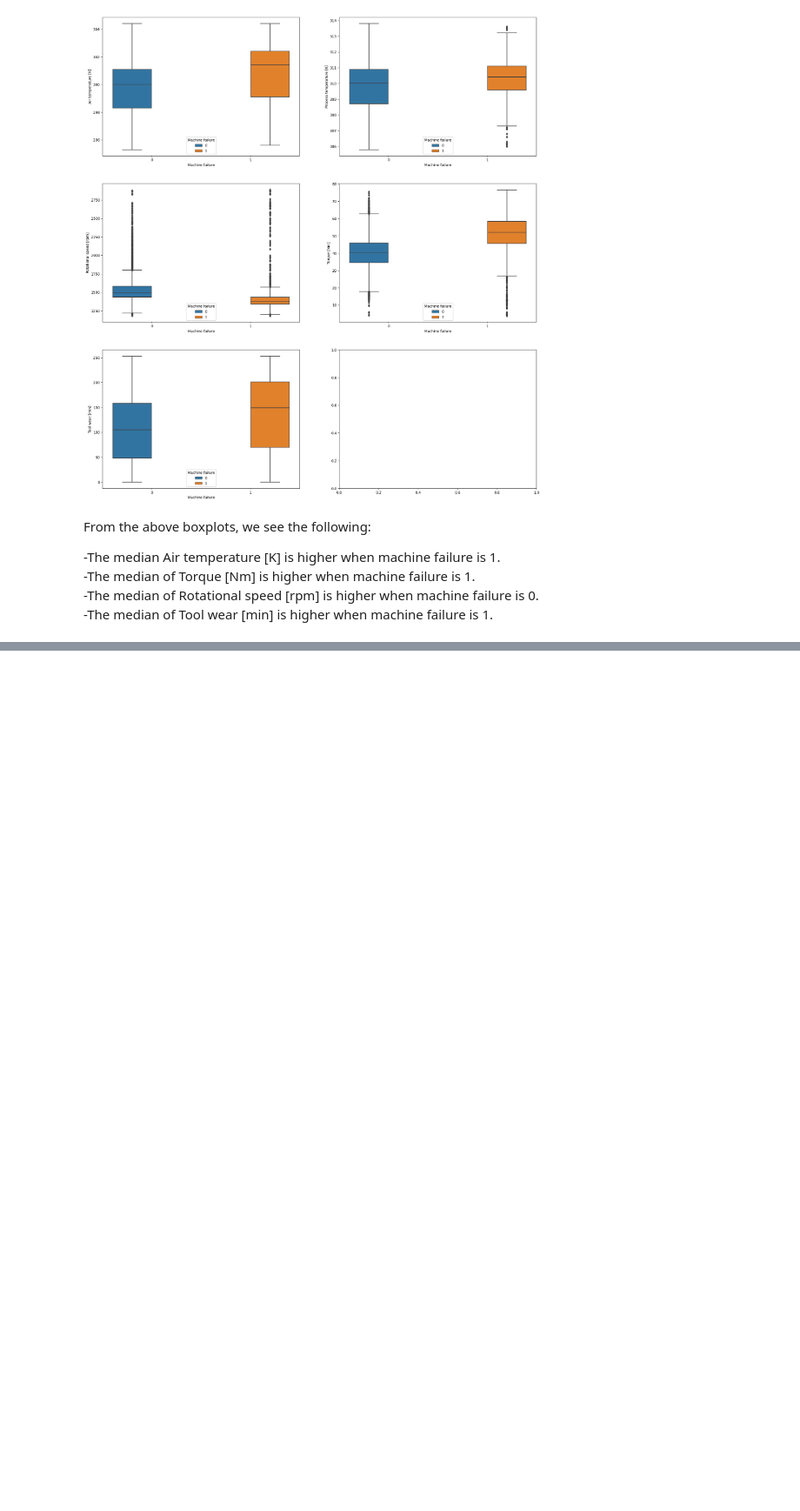
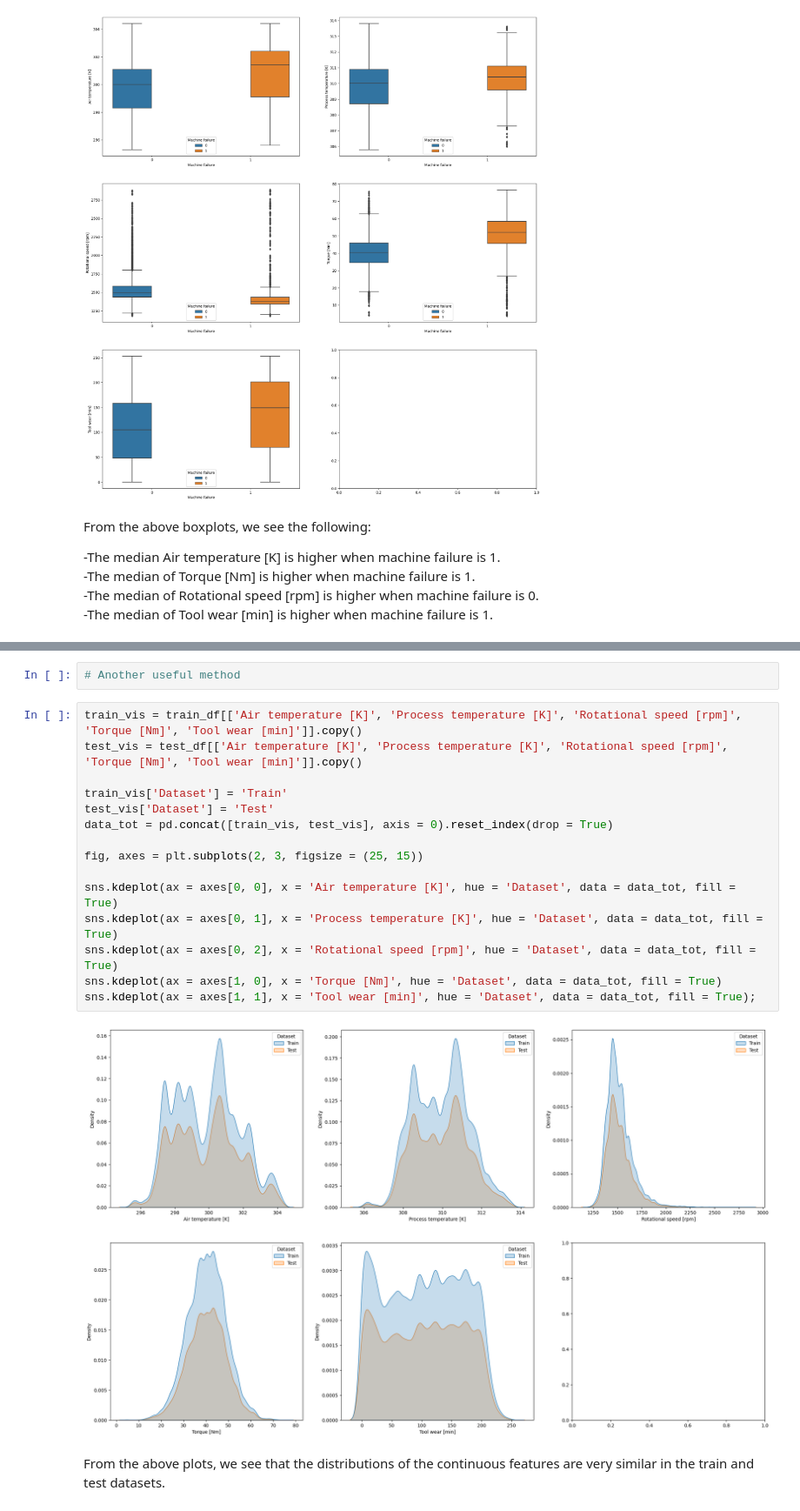
Before and after one commit to MT121201/Binary-Classification_of_Machine_Failures, a Jupyter notebook: Machine_Failures.ipynb, the cells around one changed output, grey strips where cells are left out. Shown at 87% size. Cells and saved outputs as stored; diff of their text form; blank space fills up the shorter version.

```diff
--- a/Machine_Failures.ipynb
+++ b/Machine_Failures.ipynb
@@ -118,0 +151,21 @@ From the above boxplots, we see the following:
+# %%
+# Another useful method
+# %%
+train_vis = train_df[['Air temperature [K]', 'Process temperature [K]', 'Rotational speed [rpm]', 'Torque [Nm]', 'Tool wear [min]']].copy()
+test_vis = test_df[['Air temperature [K]', 'Process temperature [K]', 'Rotational speed [rpm]', 'Torque [Nm]', 'Tool wear [min]']].copy()
+
+train_vis['Dataset'] = 'Train'
+test_vis['Dataset'] = 'Test'
+data_tot = pd.concat([train_vis, test_vis], axis = 0).reset_index(drop = True)
+
+fig, axes = plt.subplots(2, 3, figsize = (25, 15))
+
+sns.kdeplot(ax = axes[0, 0], x = 'Air temperature [K]', hue = 'Dataset', data = data_tot, fill = True)
+sns.kdeplot(ax = axes[0, 1], x = 'Process temperature [K]', hue = 'Dataset', data = data_tot, fill = True)
+sns.kdeplot(ax = axes[0, 2], x = 'Rotational speed [rpm]', hue = 'Dataset', data = data_tot, fill = True)
+sns.kdeplot(ax = axes[1, 0], x = 'Torque [Nm]', hue = 'Dataset', data = data_tot, fill = True)
+sns.kdeplot(ax = axes[1, 1], x = 'Tool wear [min]', hue = 'Dataset', data = data_tot, fill = True);
+# %% [output]
+[figure, added]
+# %% [markdown]
+From the above plots, we see that the distributions of the continuous features are very similar in the train and test datasets.
```
Also changed, not shown: parts of 18 cells of this notebook.
